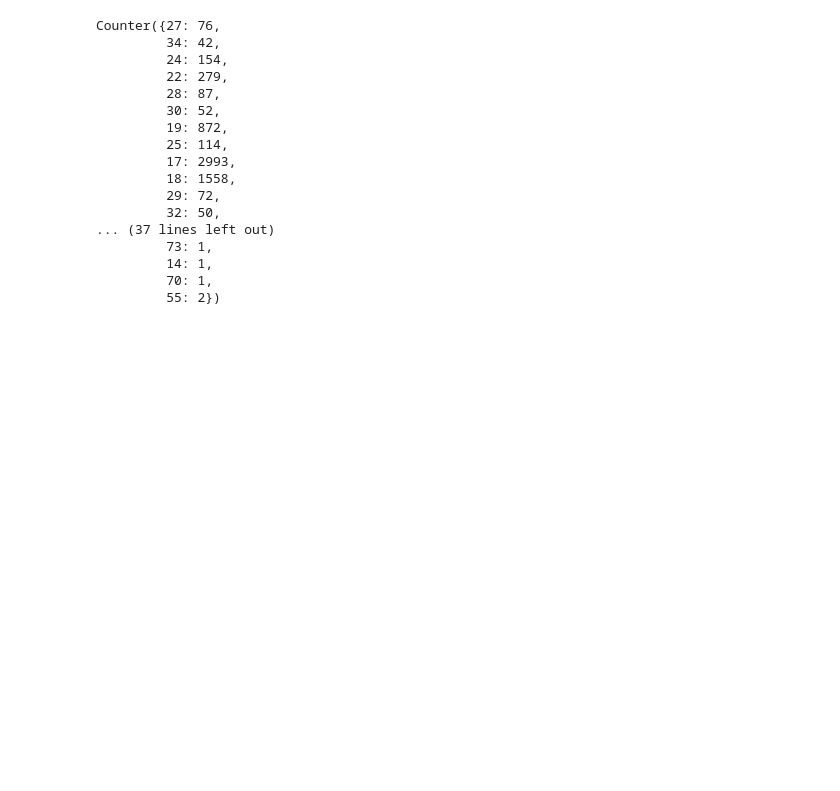
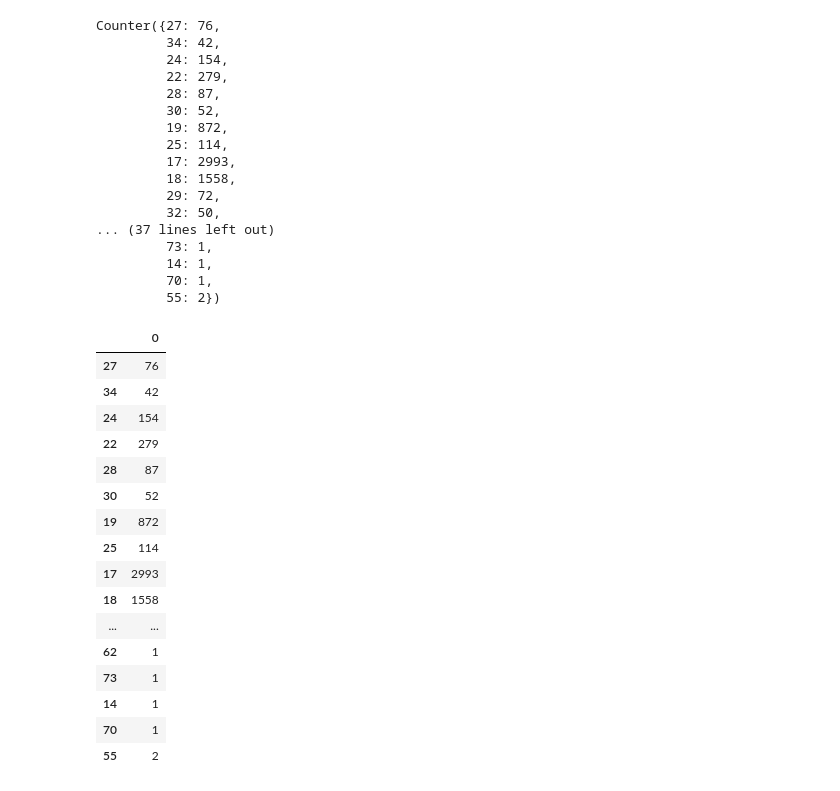
Before and after one commit to mateus-neres/Analise_estatistica_enem_2019, a Jupyter notebook: Distribuicao_De_Frequencia_Etapa03.ipynb, the cells around one changed output. Drawn from its saved outputs; the diff is of its cells as text; code cells hidden in the pictures; blank space fills up the shorter version.

```diff
--- a/Distribuicao_De_Frequencia_Etapa03.ipynb
+++ b/Distribuicao_De_Frequencia_Etapa03.ipynb
@@ -76,3 +76,25 @@ Counter({27: 76,
          14: 1,
          70: 1,
          55: 2})
+# %%
+freq_absoluta = pd.DataFrame.from_dict(freq_absoluta, orient="index")
+# %%
+freq_absoluta
+# %% [output]
+|  | 0 |
+| 27 | 76 |
+| 34 | 42 |
+| 24 | 154 |
+| 22 | 279 |
+| 28 | 87 |
+| 30 | 52 |
+| 19 | 872 |
+| 25 | 114 |
+| 17 | 2993 |
+| 18 | 1558 |
+| ... | ... |
+| 62 | 1 |
+| 73 | 1 |
+| 14 | 1 |
+| 70 | 1 |
+| 55 | 2 |
```
